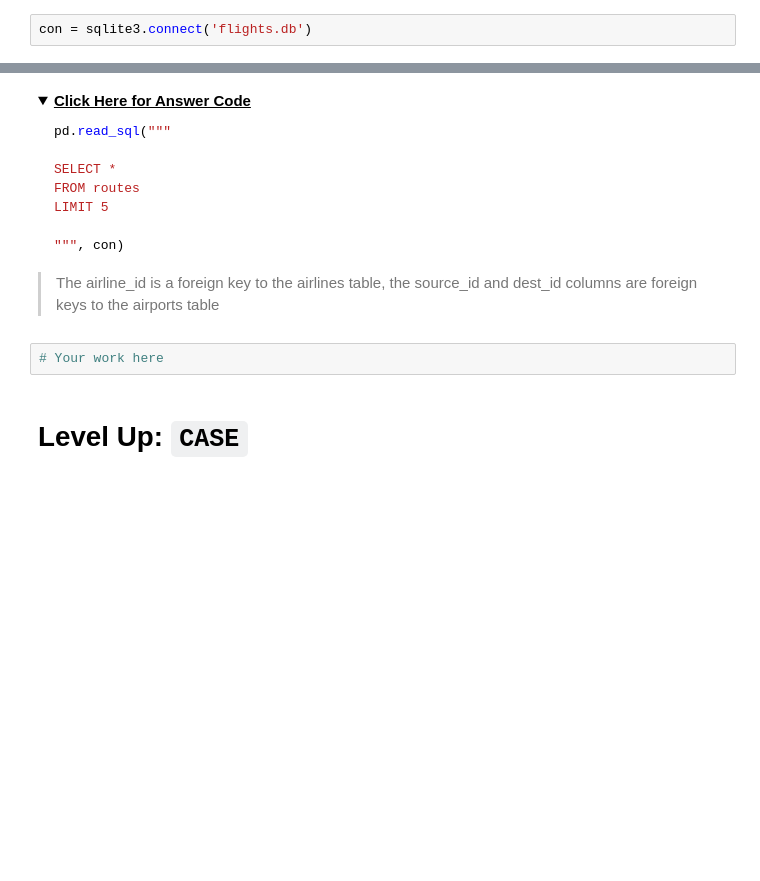
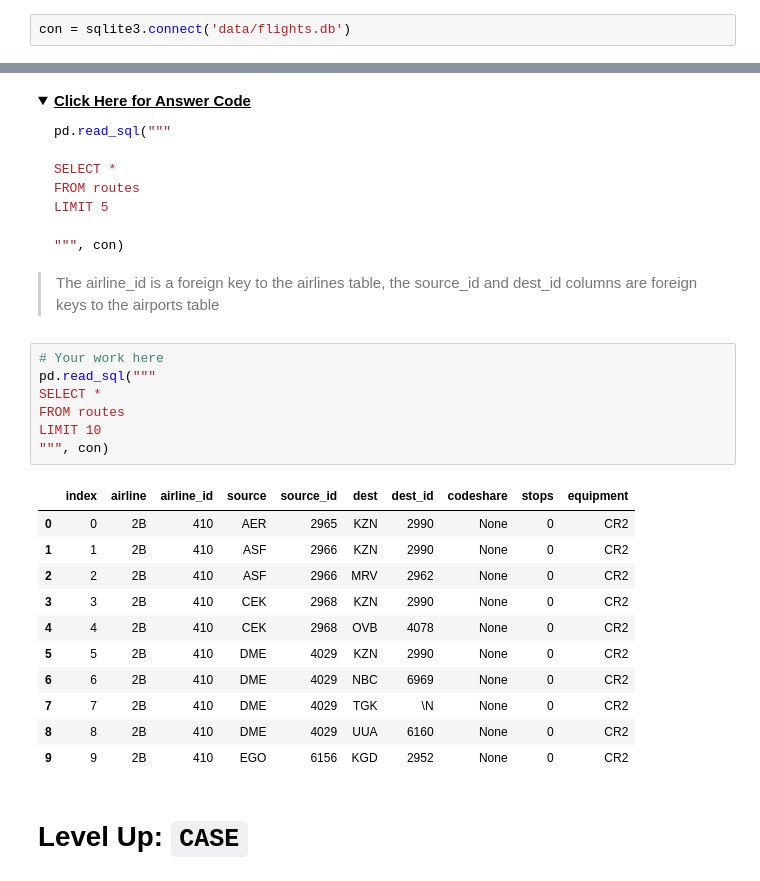
Before and after one commit to flatiron-school/DS-Deloitte-1003-c3, a Jupyter notebook: Lectures/SQL-Queries/sql_queries.ipynb, the cells around one changed output, grey strips where cells are left out. Saved outputs shown, nothing was run; the diff lists cells and outputs as text; folded sections open; blank space fills up the shorter version.

```diff
--- a/Lectures/SQL-Queries/sql_queries.ipynb
+++ b/Lectures/SQL-Queries/sql_queries.ipynb
@@ -72,7 +78,7 @@ In this repository is a `flights.db` file that we can open as a SQLite database.
 # %% [markdown]
 First, we'll use the `sqlite3` package to create a connection to the database, which is currently just stored in that file on our hard drive.
 # %%
-con = sqlite3.connect('flights.db')
+con = sqlite3.connect('data/flights.db')
 # %% [markdown]
 Next, we'll create a cursor to interact with the database. Like the cursor for your mouse interacts with pixels on your screen, this cursor will allow us to interact with the elements of the database.
 # %%
@@ -458,6 +778,23 @@ LIMIT 5
 </details>
 # %%
 # Your work here
+pd.read_sql("""
+SELECT *
+FROM routes
+LIMIT 10
+""", con)
+# %% [output]
+|  | index | airline | airline_id | source | source_id | dest | dest_id | codeshare | stops | equipment |
+| 0 | 0 | 2B | 410 | AER | 2965 | KZN | 2990 | None | 0 | CR2 |
+| 1 | 1 | 2B | 410 | ASF | 2966 | KZN | 2990 | None | 0 | CR2 |
+| 2 | 2 | 2B | 410 | ASF | 2966 | MRV | 2962 | None | 0 | CR2 |
+| 3 | 3 | 2B | 410 | CEK | 2968 | KZN | 2990 | None | 0 | CR2 |
+| 4 | 4 | 2B | 410 | CEK | 2968 | OVB | 4078 | None | 0 | CR2 |
+| 5 | 5 | 2B | 410 | DME | 4029 | KZN | 2990 | None | 0 | CR2 |
+| 6 | 6 | 2B | 410 | DME | 4029 | NBC | 6969 | None | 0 | CR2 |
+| 7 | 7 | 2B | 410 | DME | 4029 | TGK | \N | None | 0 | CR2 |
+| 8 | 8 | 2B | 410 | DME | 4029 | UUA | 6160 | None | 0 | CR2 |
+| 9 | 9 | 2B | 410 | EGO | 6156 | KGD | 2952 | None | 0 | CR2 |
 # %% [markdown]
 # Level Up: `CASE`
 # %% [markdown]
```
Also changed, not shown: parts of 31 cells of this notebook.
